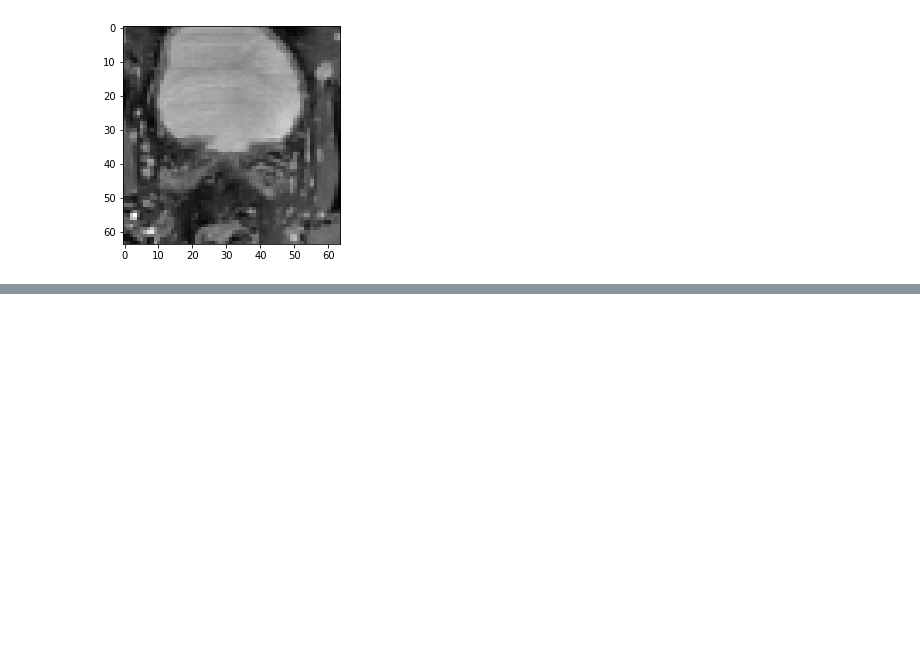
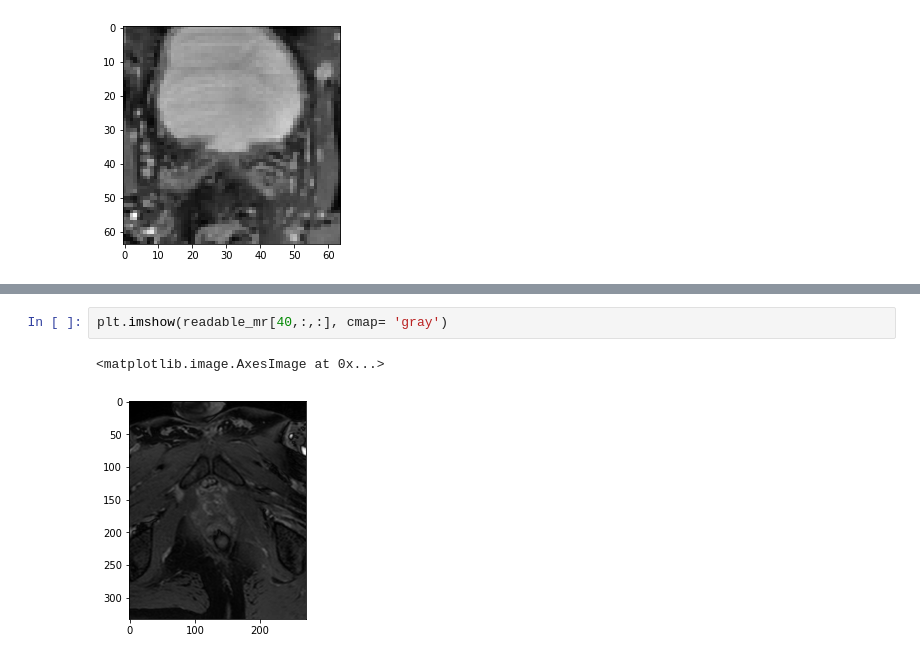
Before and after one commit to LarsV167/Capita_selecta, a Jupyter notebook: Masks_with_background.ipynb, the cells around one changed output, grey strips where cells are left out. Drawn from its saved outputs; the diff is of its cells as text; blank space fills up the shorter version.

```diff
--- a/Masks_with_background.ipynb
+++ b/Masks_with_background.ipynb
@@ -84,0 +132,5 @@ plt.imshow(img[9,0,:,:],cmap='gray')
+# %%
+plt.imshow(readable_mr[40,:,:], cmap= 'gray')
+# %% [output]
+<matplotlib.image.AxesImage at 0x...>
+[figure, added]
```
Also changed, not shown: parts of 12 cells of this notebook, 1 other file.
